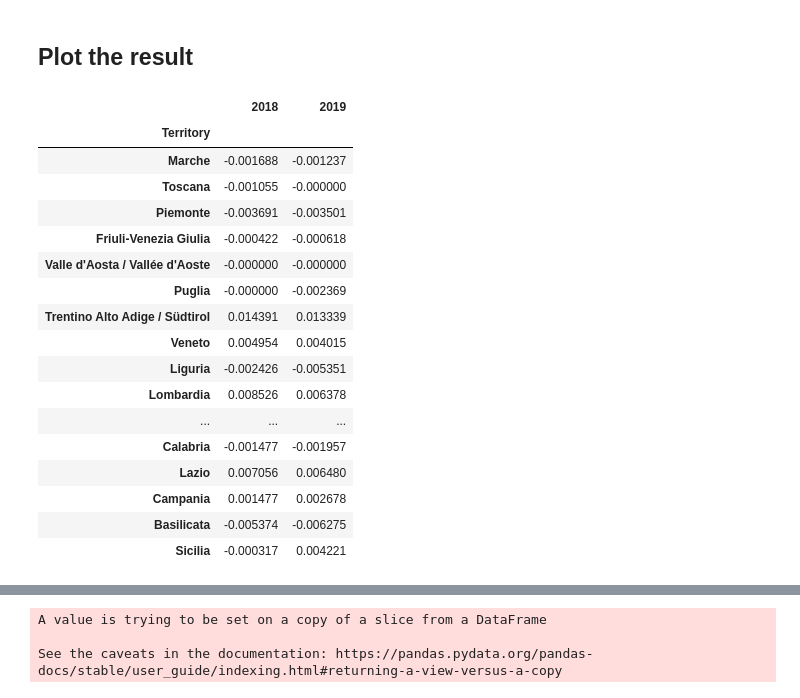
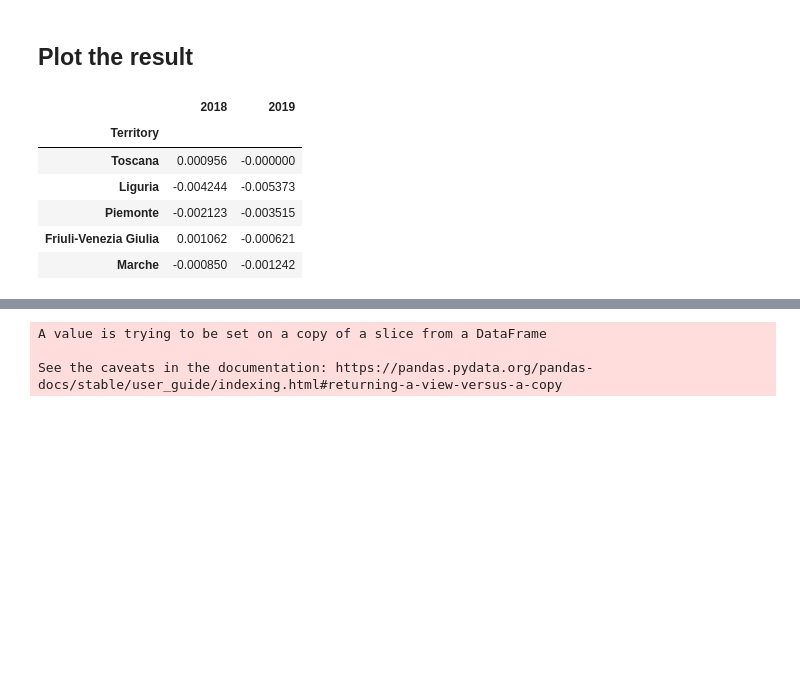
Before and after one commit to mett29/DataViz, a Jupyter notebook: surprise_maps/surprise_map_internet_usage.ipynb, the cells around one changed output, grey strips where cells are left out. Saved outputs shown, nothing was run; the diff lists cells and outputs as text; code cells hidden in the pictures; blank space fills up the shorter version.

```diff
--- a/surprise_maps/surprise_map_internet_usage.ipynb
+++ b/surprise_maps/surprise_map_internet_usage.ipynb
@@ -9,0 +27,2 @@ import geopandas as gpd
+# %%
+category_1 = 'usano Internet'
@@ -14,5 +53,7 @@ import geopandas as gpd
 # %%
-gdp = pd.read_csv('data/DCIS_INDDEMOG1_29102020101648279.csv')
-gdp.drop(['ITTER107', 'TIPO_DATO15', 'Select time', 'Flag Codes', 'Flags'], axis=1, inplace=True)
-gdp.head(10)
+age = pd.read_csv('data/mean_age.csv')
+age.drop(['ITTER107', 'TIPO_DATO15', 'Select time', 'Flag Codes', 'Flags', "Indicator"], axis=1, inplace=True)
+
+df = df_real.copy()
+age.head()
 # %% [output]
@@ -30,11 +65,0 @@ gdp.head(10)
-# %%
-df = pd.read_csv('data/internet_usage.csv')
-df.drop(['ITTER107', 'TIPO_DATO_AVQ', 'MISURA_AVQ', 'MISURA_AVQ', 'Select time', 'Flag Codes', 'Flags'], axis=1, inplace=True)
-
-# Delete rows with year = 2019, since we do not have the GDP data for that year
-#df = df.loc[~(df['TIME'] <= 2019),:]
-
-df = df.loc[~(df['Territory'] == "Provincia Autonoma Trento"),:]
-df = df.loc[~(df['Territory'] == "Provincia Autonoma Bolzano / Bozen"),:]
-
-df.head()
@@ -96,22 +79,22 @@ pM = 1
 
 for k, year in enumerate(df['TIME'].unique()):
     # Compute the average rate of the current year
-    avg_rate = np.mean(df.loc[(df['TIME'] == year) & (df['Data type'] == 'they use Internet')]['Value'])
+    avg_rate = np.mean(df.loc[(df['TIME'] == year) & (df['Data type'] == category_1)]['Value'])
     # Compute the sum of the rates of the current year
-    sum_rate = np.sum(df.loc[(df['TIME'] == year) & (df['Data type'] == 'they use Internet')]['Value'])
+    sum_rate = np.sum(df.loc[(df['TIME'] == year) & (df['Data type'] == category_1)]['Value'])
 
-    # Get the list of regions ordered by GDP of the current year
-    current_gdp = gdp.loc[gdp['TIME'] == year].sort_values(by=['Value'], ascending=False)
+    # Get the list of regions ordered by age of the current year
+    current_age = age.loc[age['TIME'] == year].sort_values(by=['Value'], ascending=False)
 
     for j, region in enumerate(df['Territory'].unique()):
         # Estimate P(D|M) as 1 - |O - E|
-        O = (df.loc[(df['TIME'] == year) & (df['Territory'] == region) & (df['Data type'] == 'they use Internet')]['Value'] / sum_rate).item()
-        # Get the region with the highest GDP in the current year
-        highest_gdp = gdp.loc[gdp['TIME'] == year].max()['Territory']
-        # Get the index of the current region in the ordered GDP list
-        index = list(current_gdp['Territory']).index(region)
+        O = (df.loc[(df['TIME'] == 2019) & (df['Territory'] == region) & (df['Data type'] == category_1)]['Value'] / sum_rate).item()
+        # Get the region with the highest age in the current year
+        highest_age = age.loc[age['TIME'] == year].max()['Territory']
+        # Get the index of the current region in the ordered age list
+        index = list(current_age['Territory']).index(region)
         # Get the current data observed and sort them
-        obs_data = df.loc[(df['TIME'] == year) & (df['Data type'] == 'they use Internet')]
+        obs_data = df.loc[(df['TIME'] == year) & (df['Data type'] == category_1)]
         obs_data.sort_values(by=['Value'], ascending=False, inplace=True)
         # Get the expected value
         E = (obs_data.iloc[index]['Value'] / sum_rate).item()
@@ -158,26 +131,15 @@ surprise_df = pd.DataFrame(df_structure).transpose()
 surprise_df.index.name = 'Territory'
 surprise_df.columns = [str(year) for year in df['TIME'].unique()]
 # %%
-surprise_df.head(20)
+surprise_df.head()
 # %% [output]
 |  | 2018 | 2019 |
 | Territory |  |  |
-| Marche | -0.001688 | -0.001237 |
-| Toscana | -0.001055 | -0.000000 |
-| Piemonte | -0.003691 | -0.003501 |
-| Friuli-Venezia Giulia | -0.000422 | -0.000618 |
-| Valle d'Aosta / Vallée d'Aoste | -0.000000 | -0.000000 |
-| Puglia | -0.000000 | -0.002369 |
-| Trentino Alto Adige / Südtirol | 0.014391 | 0.013339 |
-| Veneto | 0.004954 | 0.004015 |
-| Liguria | -0.002426 | -0.005351 |
-| Lombardia | 0.008526 | 0.006378 |
-| ... | ... | ... |
-| Calabria | -0.001477 | -0.001957 |
-| Lazio | 0.007056 | 0.006480 |
-| Campania | 0.001477 | 0.002678 |
-| Basilicata | -0.005374 | -0.006275 |
-| Sicilia | -0.000317 | 0.004221 |
+| Toscana | 0.000956 | -0.000000 |
+| Liguria | -0.004244 | -0.005373 |
+| Piemonte | -0.002123 | -0.003515 |
+| Friuli-Venezia Giulia | 0.001062 | -0.000621 |
+| Marche | -0.000850 | -0.001242 |
 # %%
 map_reg = gpd.read_file(os.path.join('..', 'assets', 'maps', 'Reg01012019_g', 'Reg01012019_g_WGS84.shp'))
 map_reg['DEN_REG'] = map_reg['DEN_REG'].replace({'Friuli Venezia Giulia': 'Friuli-Venezia Giulia', 'Trentino-Alto Adige': 'Trentino Alto Adige / Südtirol', "Valle d'Aosta": "Valle d'Aosta / Vallée d'Aoste"})
```
Also changed, not shown: parts of 21 cells of this notebook, 3 other files.
